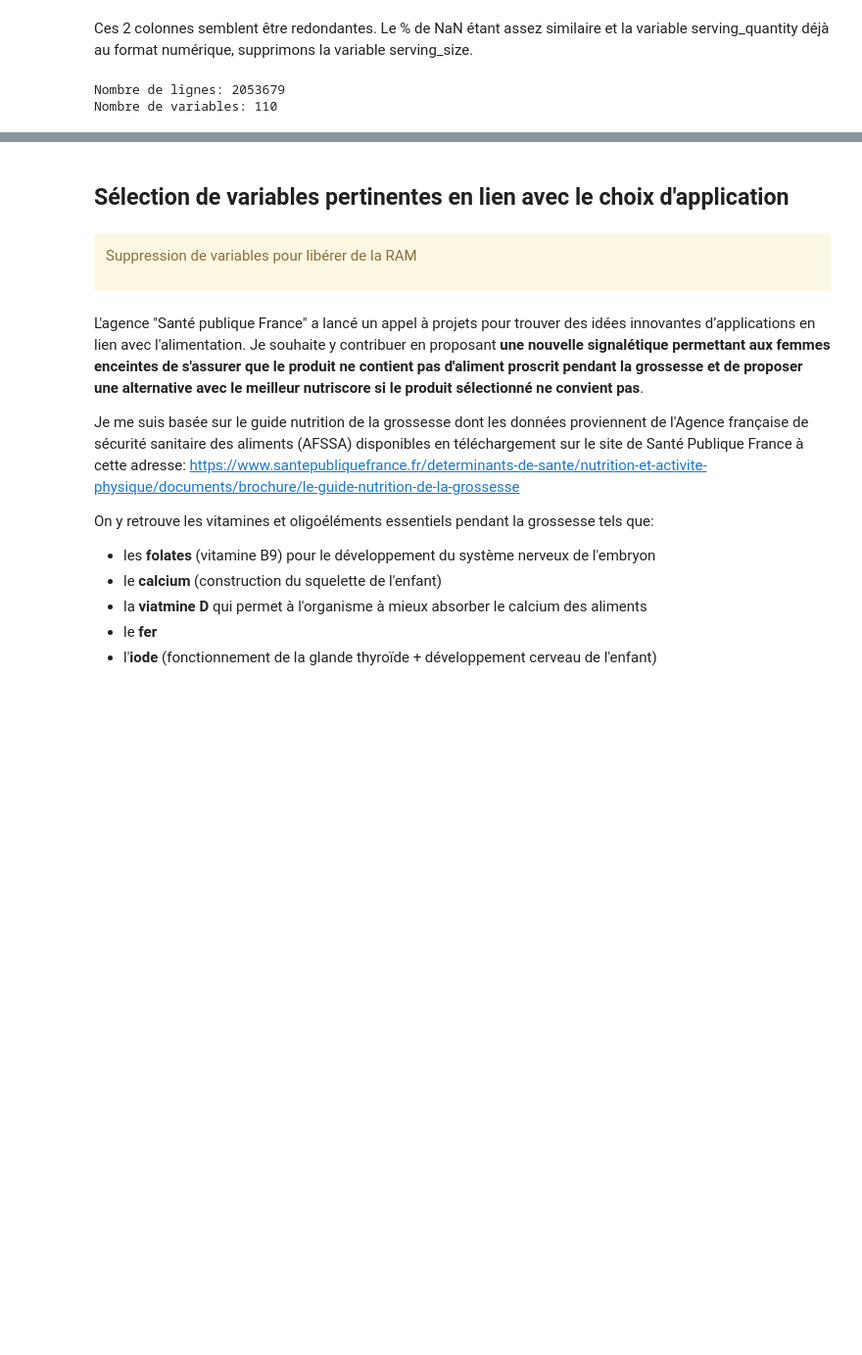
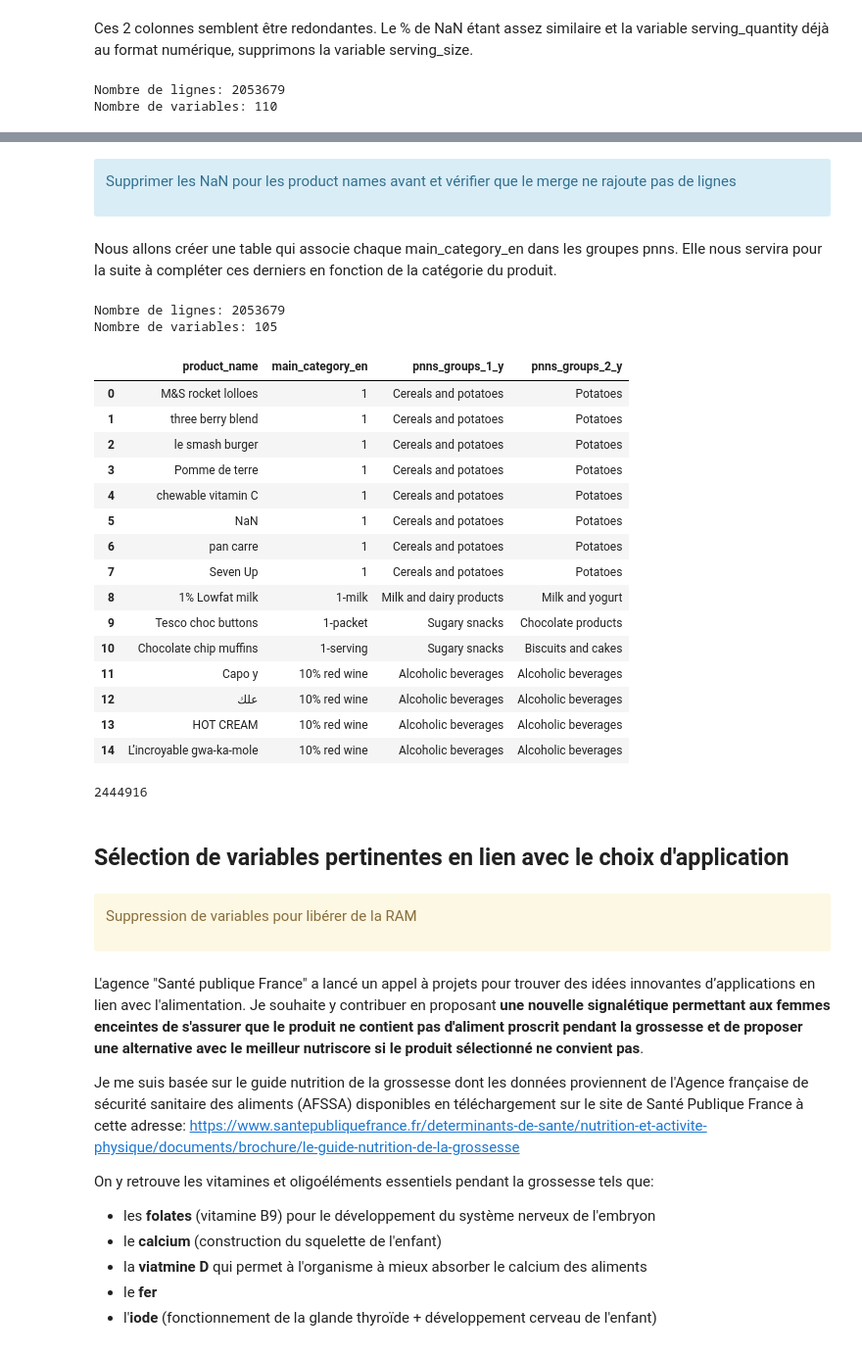
Before and after one commit to Milie-Mimi/OC_DS_Project3, a Jupyter notebook: Projet_3_Cleaning_EGR.ipynb, the cells around one changed output, grey strips where cells are left out. Shown: that part at 98% size. Cells and saved outputs as stored; diff of their text form; code cells hidden in the pictures; blank space fills up the shorter version.

Commit message:
Merge sur la main category pour compléter les NaN pnns

```diff
--- a/Projet_3_Cleaning_EGR.ipynb
+++ b/Projet_3_Cleaning_EGR.ipynb
@@ -1276,0 +1271,3 @@ openfoodfacts_en['pnns_groups_1'].unique().tolist()
+# %%
+openfoodfacts_en.loc[openfoodfacts_en['pnns_groups_1'] == 'unknown', 'pnns_groups_1'] = np.nan
+openfoodfacts_en.loc[openfoodfacts_en['pnns_groups_2'] == 'unknown', 'pnns_groups_2'] = np.nan
@@ -1276,0 +1300,43 @@ openfoodfacts_en['pnns_groups_1'].unique().tolist()
+# %% [markdown]
+<div class="alert alert-block alert-info">
+    <p> Supprimer les NaN pour les product names avant et vérifier que le merge ne rajoute pas de lignes </p>
+</div>
+# %% [markdown]
+Nous allons créer une table qui associe chaque main_category_en dans les groupes pnns. Elle nous servira pour la suite à compléter ces derniers en fonction de la catégorie du produit.
+# %%
+# Création d'une table qui affecte chaque catégorie à un pnns groupe 1 et 2
+table_categ = openfoodfacts_en.groupby(['main_category_en','pnns_groups_1', 'pnns_groups_2'])[
+    'code'].count().reset_index()
+# %%
+print(f"Nombre de lignes: {openfoodfacts_en.shape[0]}\nNombre de variables: {openfoodfacts_en.shape[1]}")
+# %% [output]
+Nombre de lignes: 2053679
+Nombre de variables: 105
+# %%
+# Merge de cette table avec openfoodfacts_en sur la clef main_category_en
+test = pd.merge(openfoodfacts_en, table_categ[['main_category_en', 'pnns_groups_1', 'pnns_groups_2']],
+                                                            how = 'right', on = 'main_category_en')[
+    ['product_name', 'main_category_en','pnns_groups_1_y', 'pnns_groups_2_y']]
+# %%
+test.head(15)
+# %% [output]
+|  | product_name | main_category_en | pnns_groups_1_y | pnns_groups_2_y |
+| 0 | M&S rocket lolloes | 1 | Cereals and potatoes | Potatoes |
+| 1 | three berry blend | 1 | Cereals and potatoes | Potatoes |
+| 2 | le smash burger | 1 | Cereals and potatoes | Potatoes |
+| 3 | Pomme de terre | 1 | Cereals and potatoes | Potatoes |
+| 4 | chewable vitamin C | 1 | Cereals and potatoes | Potatoes |
+| 5 | NaN | 1 | Cereals and potatoes | Potatoes |
+| 6 | pan carre | 1 | Cereals and potatoes | Potatoes |
+| 7 | Seven Up | 1 | Cereals and potatoes | Potatoes |
+| 8 | 1% Lowfat milk | 1-milk | Milk and dairy products | Milk and yogurt |
+| 9 | Tesco choc buttons | 1-packet | Sugary snacks | Chocolate products |
+| 10 | Chocolate chip muffins | 1-serving | Sugary snacks | Biscuits and cakes |
+| 11 | Capo y | 10% red wine | Alcoholic beverages | Alcoholic beverages |
+| 12 | علك | 10% red wine | Alcoholic beverages | Alcoholic beverages |
+| 13 | HOT CREAM | 10% red wine | Alcoholic beverages | Alcoholic beverages |
+| 14 | L’incroyable gwa-ka-mole | 10% red wine | Alcoholic beverages | Alcoholic beverages |
+# %%
+test.shape[0]
+# %% [output]
+2444916
```
Also changed, not shown: parts of 183 cells of this notebook.
